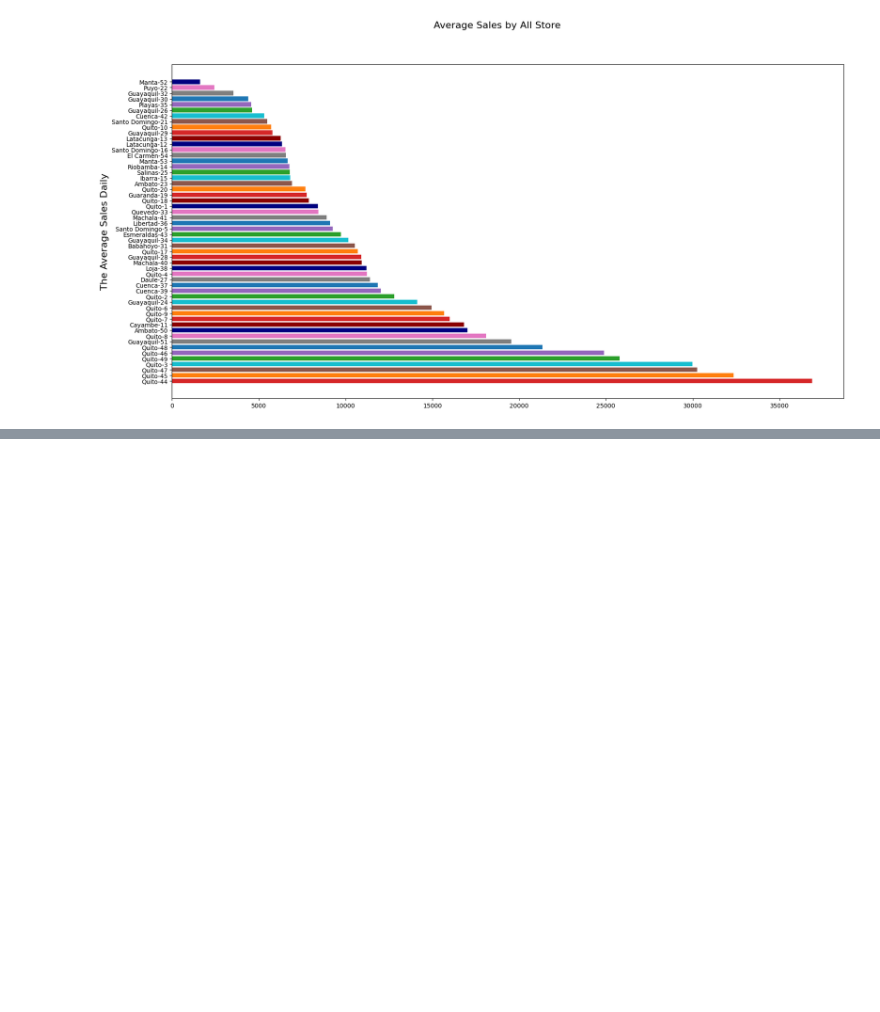
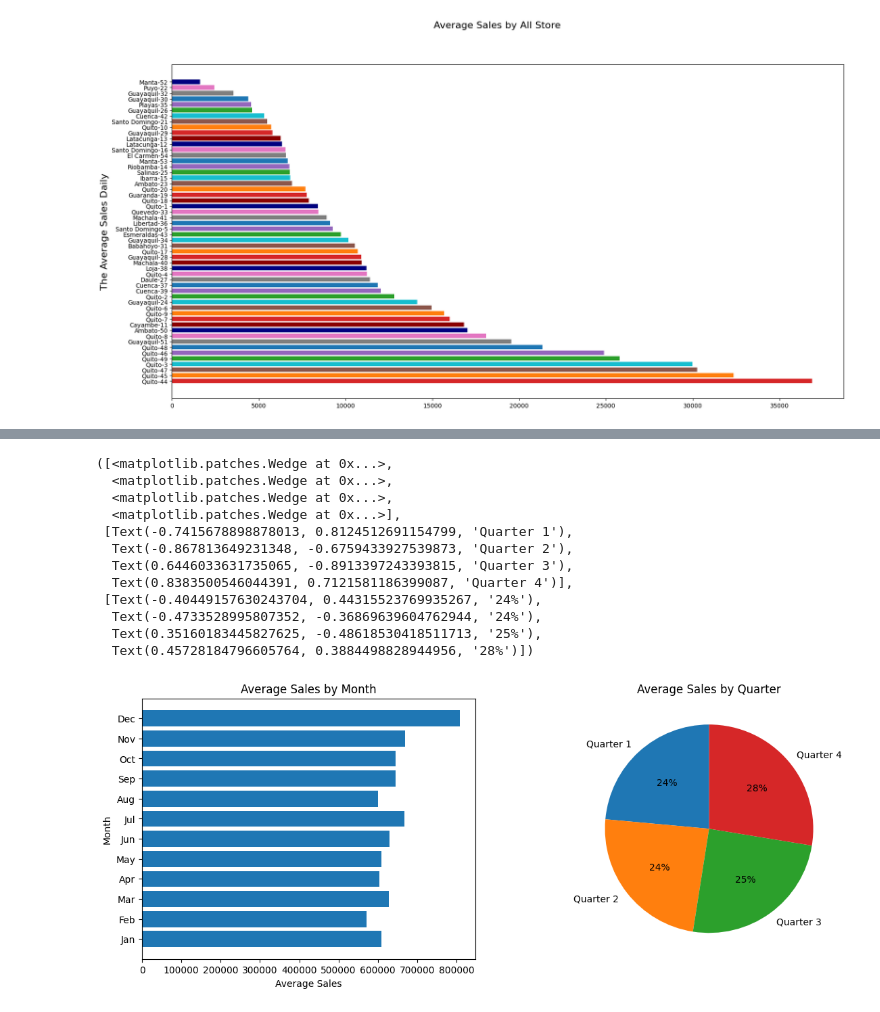
Before and after one commit to Riehantunut/DD2221Project, a Jupyter notebook: rgand.ipynb, the cells around one changed output, grey strips where cells are left out. Saved outputs shown, nothing was run; the diff lists cells and outputs as text; code cells hidden in the pictures; blank space fills up the shorter version.

```diff
--- a/rgand.ipynb
+++ b/rgand.ipynb
@@ -259,0 +257,53 @@ ax2.tick_params(axis='y', labelcolor=color2)
+# %%
+
+w=Window().partitionBy("partition").orderBy("date")
+sales_grouped = sales_grouped.withColumn('rank', func.dense_rank().over(w))
+
+w7 = (Window().partitionBy("partition").orderBy("rank").rangeBetween(-6,0))
+
+sales_grouped = sales_grouped.select("*", (func.mean("sales").over(w7)).alias("L7D_moving_avg")).drop("rank")
+
+sales_grouped = sales_grouped.withColumn('rank', func.dense_rank().over(w))
+
+w30 = (Window().partitionBy("partition").orderBy("rank").rangeBetween(-29,0))
+
+sales_grouped = sales_grouped.select("*", (func.mean("sales").over(w30)).alias("L30D_moving_avg")).drop("rank")
+
+sales_grouped = sales_grouped.withColumn('rank', func.dense_rank().over(w))
+
+w365 = (Window().partitionBy("partition").orderBy("rank").rangeBetween(-364,0))
+
+sales_grouped = sales_grouped.select("*", (func.mean("sales").over(w365)).alias("L365D_moving_avg")).drop("rank")
+# %%
+figsize = (14,5)
+fig, (ax1,ax2) = plt.subplots(1,2,figsize=figsize)
+df_plot_month = sales_grouped.groupBy('month').agg(func.avg('sales').alias('sales'))
+df_plot_month = df_plot_month.orderBy(['month'],ascending=[True])
+
+sales_month = [val[0] for val in df_plot_month.select('sales').collect()]
+x_axis = ['Jan','Feb','Mar','Apr','May','Jun','Jul','Aug','Sep','Oct','Nov','Dec']
+ax1.set(title="Average Sales by Month")
+ax1.set(ylabel="Month", xlabel="Average Sales")
+ax1.barh(x_axis,sales_month)
+ax2.set(title="Average Sales by Quarter")
+df_plot_quarter = sales_grouped.groupBy('quarter').agg(func.avg('sales').alias('sales'))
+df_plot_quarter = df_plot_quarter.orderBy(['sales'],ascending=[True])
+
+
+sales_quarter = [val[0] for val in df_plot_quarter.select('sales').collect()]
+
+ax2.pie(sales_quarter,autopct='%1.f%%',startangle=90,labels=["Quarter 1","Quarter 2","Quarter 3","Quarter 4"])
+# %% [output]
+([<matplotlib.patches.Wedge at 0x...>,
+  <matplotlib.patches.Wedge at 0x...>,
+  <matplotlib.patches.Wedge at 0x...>,
+  <matplotlib.patches.Wedge at 0x...>],
+ [Text(-0.7415678898878013, 0.8124512691154799, 'Quarter 1'),
+  Text(-0.867813649231348, -0.6759433927539873, 'Quarter 2'),
+  Text(0.6446033631735065, -0.8913397243393815, 'Quarter 3'),
+  Text(0.8383500546044391, 0.7121581186399087, 'Quarter 4')],
+ [Text(-0.40449157630243704, 0.44315523769935267, '24%'),
+  Text(-0.4733528995807352, -0.36869639604762944, '24%'),
+  Text(0.35160183445827625, -0.48618530418511713, '25%'),
+  Text(0.45728184796605764, 0.3884498828944956, '28%')])
+[figure, added]
```
Also changed, not shown: parts of 8 cells of this notebook.
